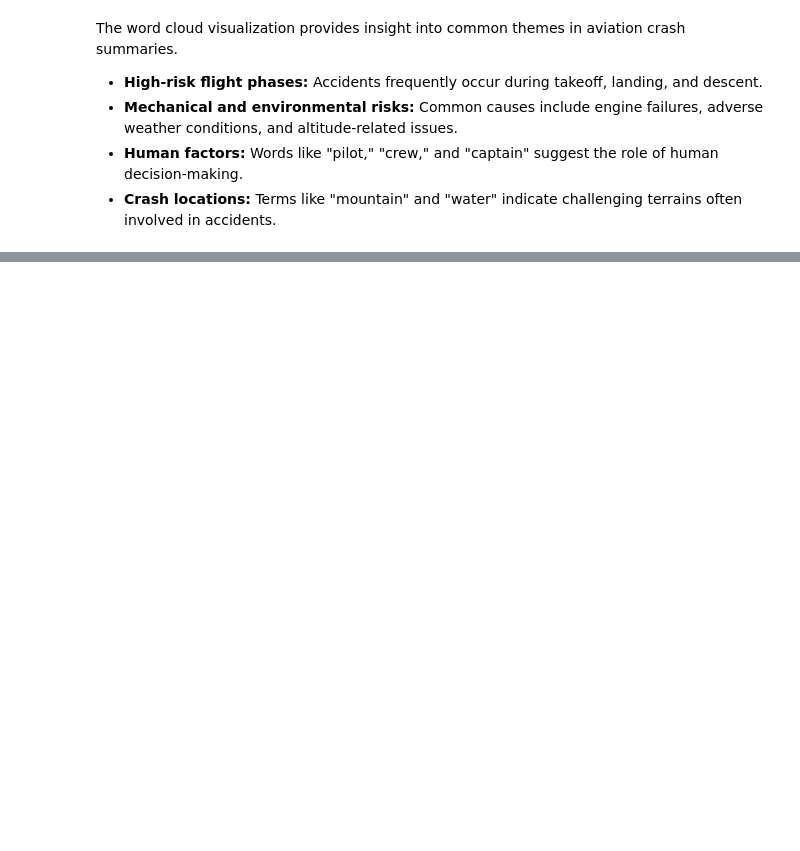
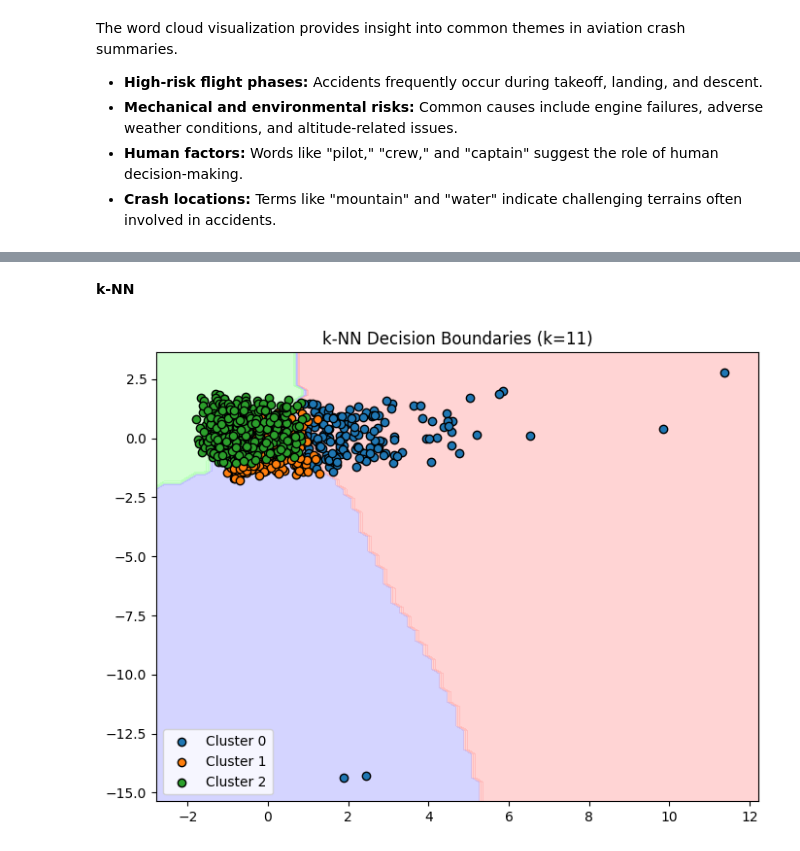
Before and after one commit to Suh716/Airplane-Crash-Data-Analysis-and-EDAs, a Jupyter notebook: airplane_crash_data_analysis.ipynb, the cells around one changed output, grey strips where cells are left out. Cells and saved outputs as stored; diff of their text form; code cells hidden in the pictures; blank space fills up the shorter version.

```diff
--- a/airplane_crash_data_analysis.ipynb
+++ b/airplane_crash_data_analysis.ipynb
@@ -340,0 +522,55 @@ The word cloud visualization provides insight into common themes in aviation cra
+# %% [markdown]
+**k-NN**
+# %%
+# Preprocess the Data
+df_cleaned = df_cleaned.dropna()  # Drop NaN values
+df_cleaned = df_cleaned.select_dtypes(include=[np.number])  # Keep only numerical data
+
+# Define features (X) and target (y)
+X = df_cleaned.drop(columns=['Cluster'])  # Use all features except cluster label
+y = df_cleaned['Cluster']  # Target variable
+
+# Normalize the features
+scaler = StandardScaler()
+X_scaled = scaler.fit_transform(X)
+
+# Train-Test Split
+X_train, X_test, y_train, y_test = train_test_split(X_scaled, y, test_size=0.2, random_state=42)
+
+# Train k-NN using predefined k value
+k_value = 11  # Predefined k
+knn = KNeighborsClassifier(n_neighbors=k_value)
+knn.fit(X_train, y_train)
+
+# Apply PCA for Visualization
+pca = PCA(n_components=2)
+X_pca = pca.fit_transform(X_scaled)
+
+# Plot Decision Boundaries
+h = 0.2  # Step size for mesh
+x_min, x_max = X_pca[:, 0].min() - 1, X_pca[:, 0].max() + 1
+y_min, y_max = X_pca[:, 1].min() - 1, X_pca[:, 1].max() + 1
+xx, yy = np.meshgrid(np.arange(x_min, x_max, h), np.arange(y_min, y_max, h))
+
+# Predict class labels for each point in mesh
+Z = knn.predict(pca.inverse_transform(np.c_[xx.ravel(), yy.ravel()]))
+Z = Z.reshape(xx.shape)
+
+# Create color map
+cmap_light = ListedColormap(['#FFAAAA', '#AAAAFF', '#AAFFAA'])
+cmap_bold = ['red', 'blue', 'green']
+
+# Plot decision boundary
+plt.figure(figsize=(8, 6))
+plt.contourf(xx, yy, Z, cmap=cmap_light, alpha=0.5)
+
+# Plot the data points
+for cluster in np.unique(y):
+    plt.scatter(X_pca[y == cluster, 0], X_pca[y == cluster, 1],
+                label=f'Cluster {cluster}', edgecolor='k')
+
+plt.title(f'k-NN Decision Boundaries (k={k_value})')
+plt.legend()
+plt.show()
+# %% [output]
+[figure, added]
```
Also changed, not shown: parts of 27 cells of this notebook.
